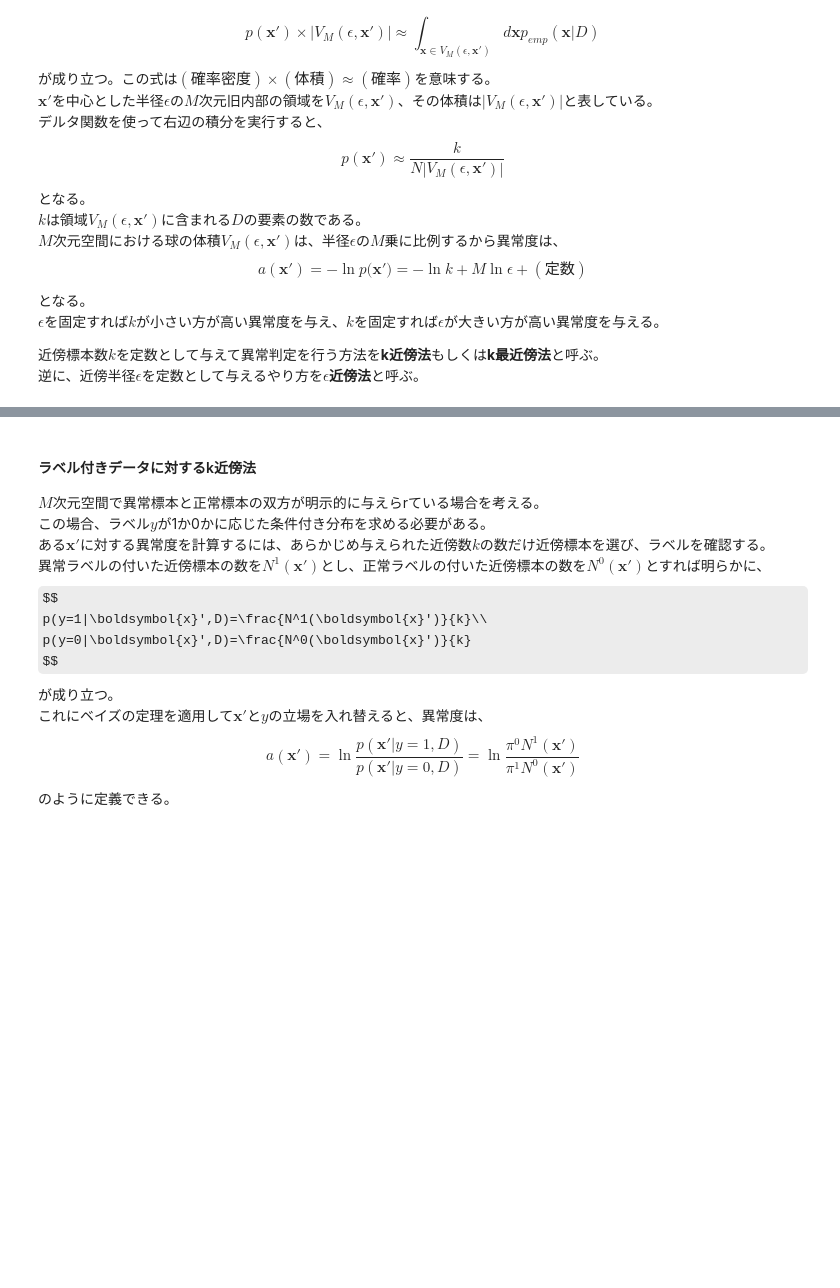
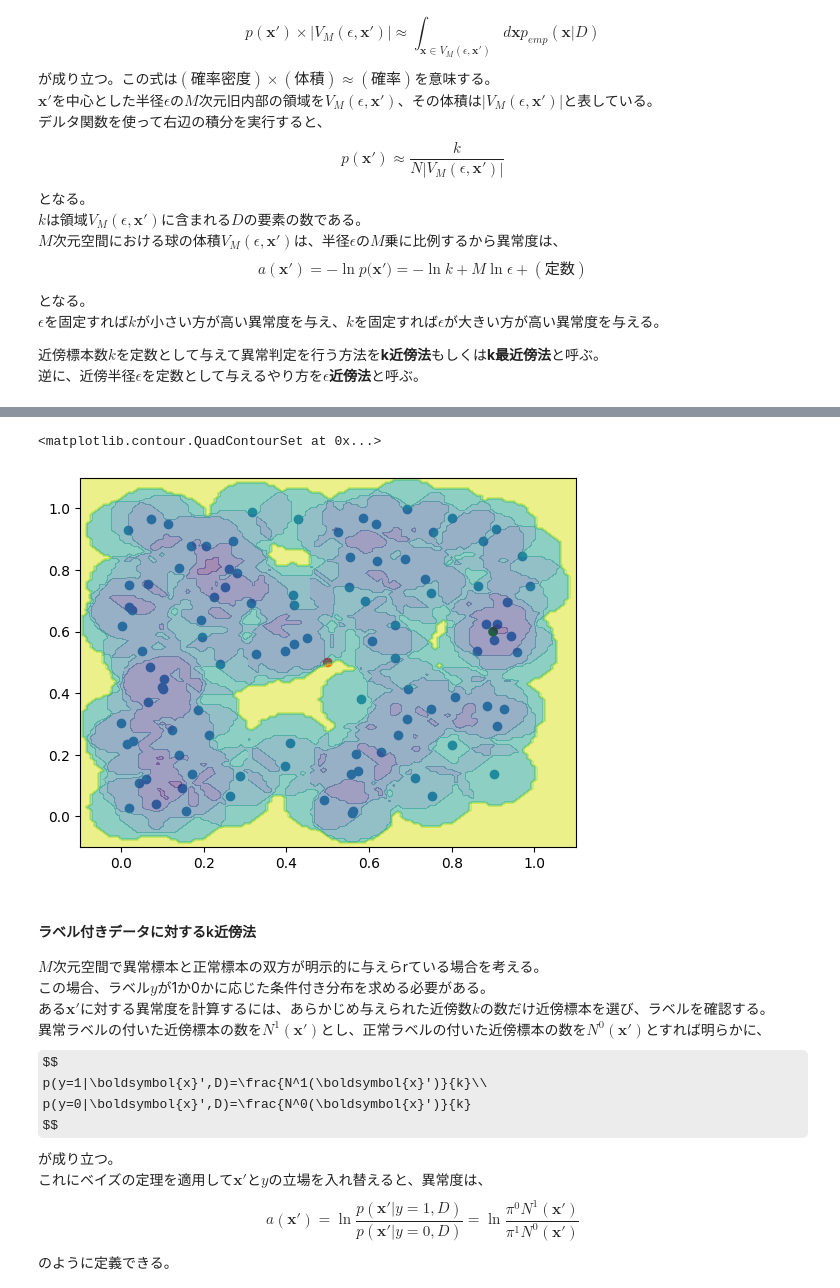
Before and after one commit to tanakakao/studymemo, a Jupyter notebook: 4. 近傍法による異常検知.ipynb, the cells around one changed output, grey strips where cells are left out. Saved outputs shown, nothing was run; the diff lists cells and outputs as text; code cells hidden in the pictures; some formulas as TeX source; blank space fills up the shorter version.

```diff
--- a/4. 近傍法による異常検知.ipynb
+++ b/4. 近傍法による異常検知.ipynb
@@ -76,3 +114,12 @@ $\epsilon$を固定すれば$k$が小さい方が高い異常度を与え、$k$
+# %%
+# ε近傍法
+plt.scatter(x1[:,0], x1[:,1]);
+plt.scatter(x2[:,0], x2[:,1], color=['red', 'green']);
+
+plt.contourf(xx,yy,knn_anomaly(near_k, N, 0.1).reshape(121,121), alpha=.5)
+# %% [output]
+<matplotlib.contour.QuadContourSet at 0x...>
+[figure, added]
 # %% [markdown]
 #### ラベル付きデータに対するk近傍法
 $M$次元空間で異常標本と正常標本の双方が明示的に与えらrている場合を考える。
```
Also changed, not shown: parts of 22 cells of this notebook, 1 other file.
